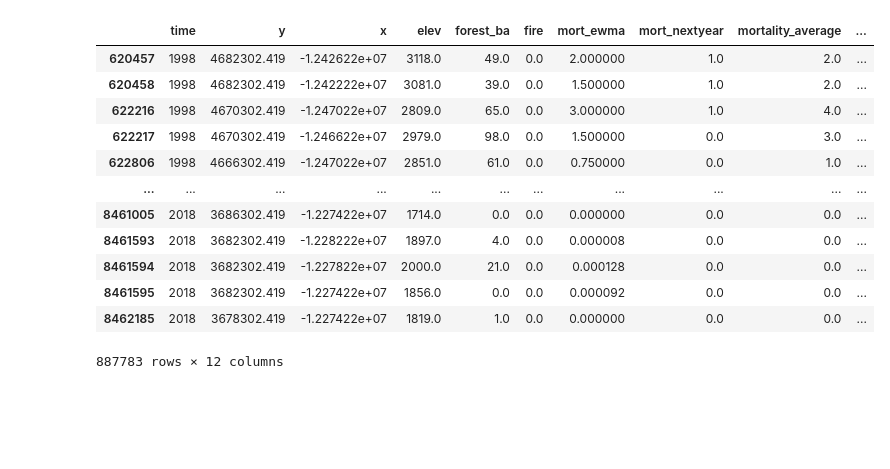
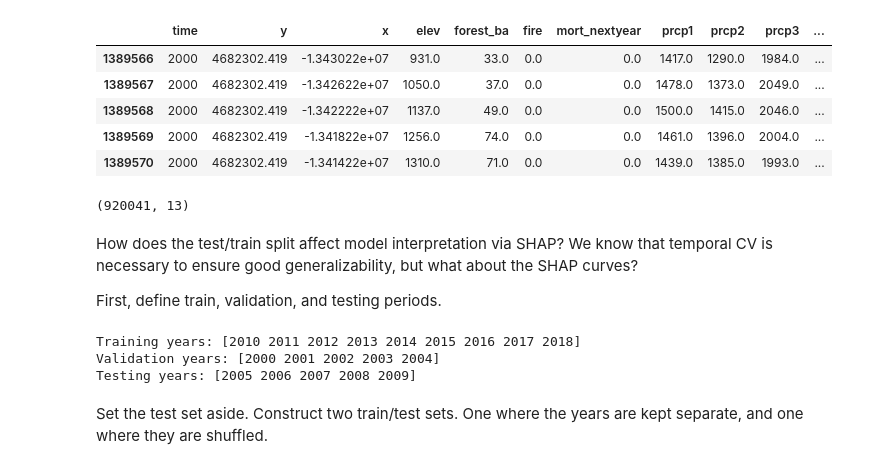
Before and after one commit to s-kganz/ForestLST, a Jupyter notebook: notebooks/rf.ipynb, the cells around one changed output. Saved outputs shown, nothing was run; the diff lists cells and outputs as text; code cells hidden in the pictures; blank space fills up the shorter version.

```diff
--- a/notebooks/rf.ipynb
+++ b/notebooks/rf.ipynb
@@ -56,20 +45,19 @@ ds["mortality_average"] = np.nancumsum(ds.mortality, axis=2) / np.cumsum(~np.isn
 
 # Shift so we are doing proper out-year forecasting
 ds["mort_nextyear"] = ds["mortality"].shift(time=-1)
+
+# Also shift prcp on a few lags
+ds["prcp1"] = ds["prcp"]
+ds["prcp2"] = ds["prcp"].shift(time=1)
+ds["prcp3"] = ds["prcp"].shift(time=2)
+ds["prcp4"] = ds["prcp"].shift(time=3)
 # %%
-df = ds[["elev", "forest_ba", "fire", "mort_ewma", "mort_nextyear", "mortality_average", "prcp", "vp", "vod"]].to_dataframe().reset_index().dropna()
-df
+df = ds[["elev", "forest_ba", "fire", "mort_nextyear", "prcp1", "prcp2", "prcp3", "prcp4", "vp", "vod"]].to_dataframe().reset_index().dropna()
+df.head()
 # %% [output]
-|  | time | y | x | elev | forest_ba | fire | mort_ewma | mort_nextyear | mortality_average | ... |
-| 620457 | 1998 | 4682302.419 | -1.242622e+07 | 3118.0 | 49.0 | 0.0 | 2.000000 | 1.0 | 2.0 | ... |
-| 620458 | 1998 | 4682302.419 | -1.242222e+07 | 3081.0 | 39.0 | 0.0 | 1.500000 | 1.0 | 2.0 | ... |
-| 622216 | 1998 | 4670302.419 | -1.247022e+07 | 2809.0 | 65.0 | 0.0 | 3.000000 | 1.0 | 4.0 | ... |
-| 622217 | 1998 | 4670302.419 | -1.246622e+07 | 2979.0 | 98.0 | 0.0 | 1.500000 | 0.0 | 3.0 | ... |
-| 622806 | 1998 | 4666302.419 | -1.247022e+07 | 2851.0 | 61.0 | 0.0 | 0.750000 | 0.0 | 1.0 | ... |
-| ... | ... | ... | ... | ... | ... | ... | ... | ... | ... | ... |
-| 8461005 | 2018 | 3686302.419 | -1.227422e+07 | 1714.0 | 0.0 | 0.0 | 0.000000 | 0.0 | 0.0 | ... |
-| 8461593 | 2018 | 3682302.419 | -1.228222e+07 | 1897.0 | 4.0 | 0.0 | 0.000008 | 0.0 | 0.0 | ... |
-| 8461594 | 2018 | 3682302.419 | -1.227822e+07 | 2000.0 | 21.0 | 0.0 | 0.000128 | 0.0 | 0.0 | ... |
-| 8461595 | 2018 | 3682302.419 | -1.227422e+07 | 1856.0 | 0.0 | 0.0 | 0.000092 | 0.0 | 0.0 | ... |
-| 8462185 | 2018 | 3678302.419 | -1.227422e+07 | 1819.0 | 1.0 | 0.0 | 0.000000 | 0.0 | 0.0 | ... |
+|  | time | y | x | elev | forest_ba | fire | mort_nextyear | prcp1 | prcp2 | prcp3 | ... |
+| 1389566 | 2000 | 4682302.419 | -1.343022e+07 | 931.0 | 33.0 | 0.0 | 0.0 | 1417.0 | 1290.0 | 1984.0 | ... |
+| 1389567 | 2000 | 4682302.419 | -1.342622e+07 | 1050.0 | 37.0 | 0.0 | 0.0 | 1478.0 | 1373.0 | 2049.0 | ... |
+| 1389568 | 2000 | 4682302.419 | -1.342222e+07 | 1137.0 | 49.0 | 0.0 | 0.0 | 1500.0 | 1415.0 | 2046.0 | ... |
+| 1389569 | 2000 | 4682302.419 | -1.341822e+07 | 1256.0 | 74.0 | 0.0 | 0.0 | 1461.0 | 1396.0 | 2004.0 | ... |
+| 1389570 | 2000 | 4682302.419 | -1.341422e+07 | 1310.0 | 71.0 | 0.0 | 0.0 | 1439.0 | 1385.0 | 1993.0 | ... |
-887783 rows × 12 columns
@@ -93,0 +64,24 @@ df_test  = df_test.drop(columns=exclude)
+# %%
+df.shape
+# %% [output]
+(920041, 13)
+# %% [markdown]
+How does the test/train split affect model interpretation via SHAP? We know that temporal CV is necessary to ensure good generalizability, but what about the SHAP curves?
+
+First, define train, validation, and testing periods.
+# %%
+years = df.time.unique()
+
+train_years = years[10:]
+valid_years = years[:5]
+test_years = years[5:10]
+
+print("Training years:", train_years)
+print("Validation years:", valid_years)
+print("Testing years:", test_years)
+# %% [output]
+Training years: [2010 2011 2012 2013 2014 2015 2016 2017 2018]
+Validation years: [2000 2001 2002 2003 2004]
+Testing years: [2005 2006 2007 2008 2009]
+# %% [markdown]
+Set the test set aside. Construct two train/test sets. One where the years are kept separate, and one where they are shuffled.
```
Also changed, not shown: parts of 22 cells of this notebook.
